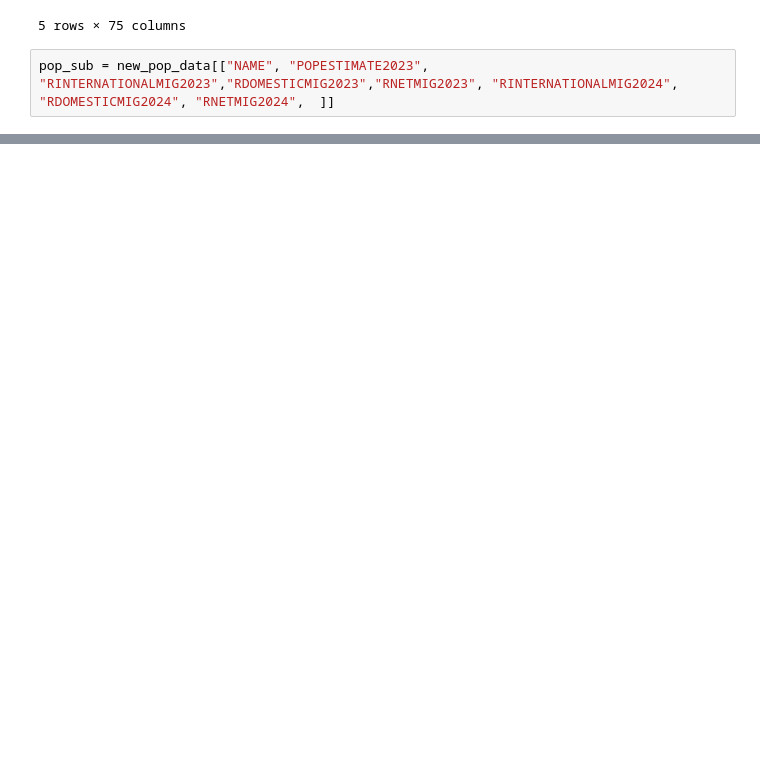
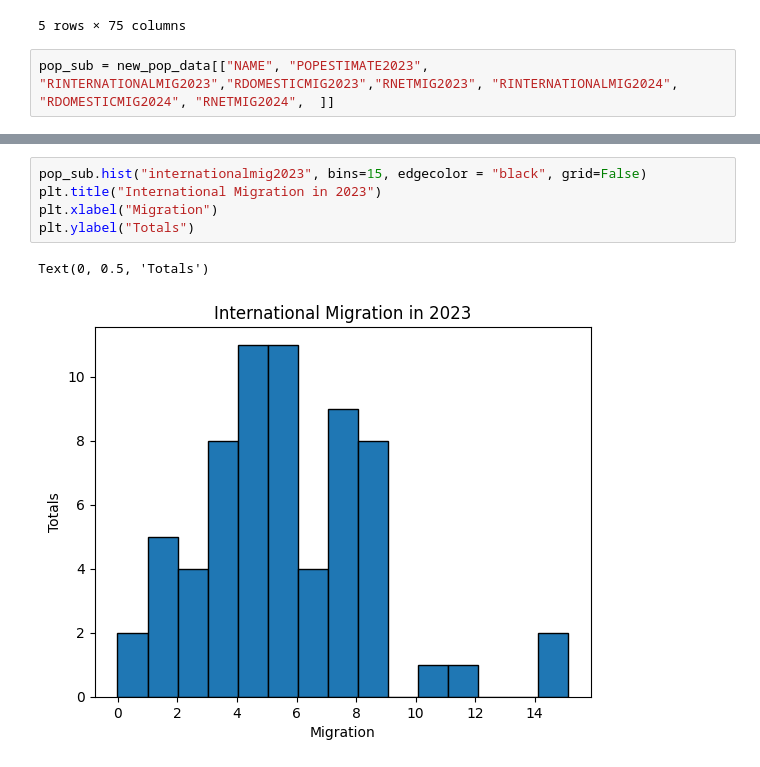
Before and after one commit to MWPerrineJr/Population-EDA, a Jupyter notebook: population.ipynb, the cells around one changed output, grey strips where cells are left out. Cells and saved outputs as stored; diff of their text form; blank space fills up the shorter version.

```diff
--- a/population.ipynb
+++ b/population.ipynb
@@ -78,0 +69,8 @@ array([[<Axes: title={'center': 'netmig2023'}>]], dtype=object)
+# %%
+pop_sub.hist("internationalmig2023", bins=15, edgecolor = "black", grid=False)
+plt.title("International Migration in 2023")
+plt.xlabel("Migration")
+plt.ylabel("Totals")
+# %% [output]
+Text(0, 0.5, 'Totals')
+[figure, added]
```
Also changed, not shown: parts of 24 cells of this notebook.
